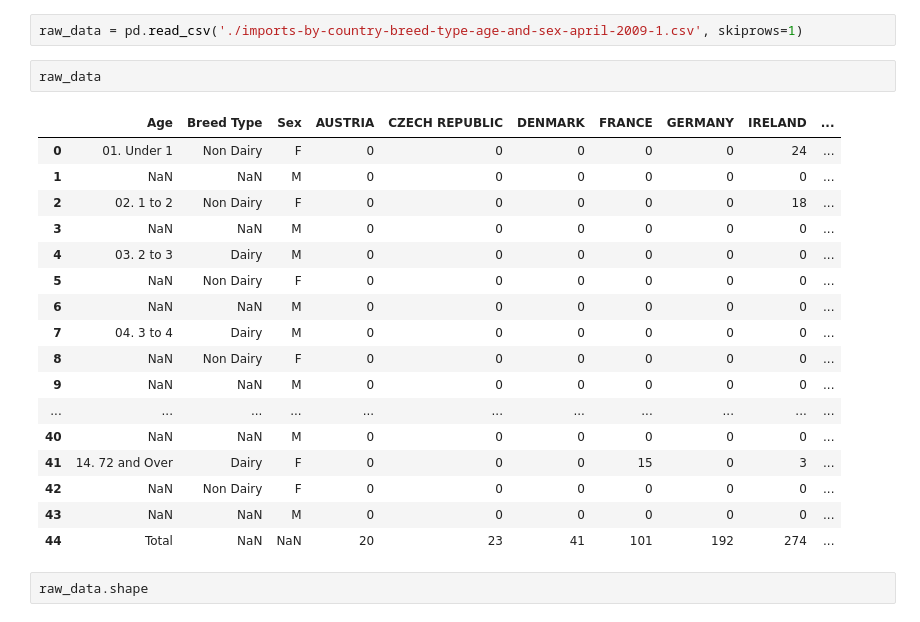
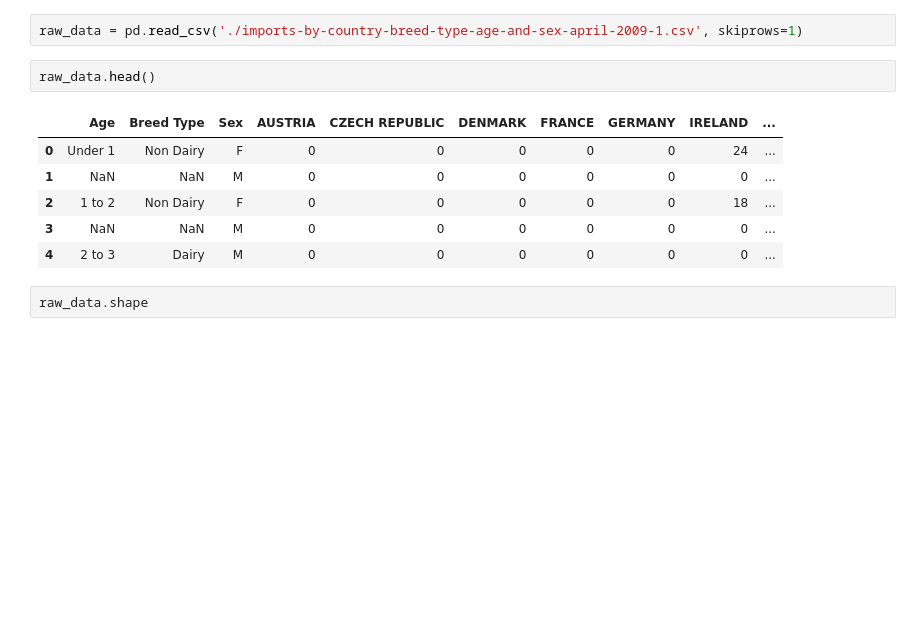
Before and after one commit to SwagAbyss/SwagML, a Jupyter notebook: Projects/Animals/animals.ipynb, the cells around one changed output. Saved outputs shown, nothing was run; the diff lists cells and outputs as text; blank space fills up the shorter version.

```diff
--- a/Projects/Animals/animals.ipynb
+++ b/Projects/Animals/animals.ipynb
@@ -12,25 +12,14 @@ warnings.filterwarnings('ignore')
 # %%
 raw_data = pd.read_csv('./imports-by-country-breed-type-age-and-sex-april-2009-1.csv', skiprows=1)
 # %%
-raw_data
+raw_data.head()
 # %% [output]
 |  | Age | Breed Type | Sex | AUSTRIA | CZECH REPUBLIC | DENMARK | FRANCE | GERMANY | IRELAND | ... |
-| 0 | 01. Under 1 | Non Dairy | F | 0 | 0 | 0 | 0 | 0 | 24 | ... |
+| 0 | Under 1 | Non Dairy | F | 0 | 0 | 0 | 0 | 0 | 24 | ... |
 | 1 | NaN | NaN | M | 0 | 0 | 0 | 0 | 0 | 0 | ... |
-| 2 | 02. 1 to 2 | Non Dairy | F | 0 | 0 | 0 | 0 | 0 | 18 | ... |
+| 2 | 1 to 2 | Non Dairy | F | 0 | 0 | 0 | 0 | 0 | 18 | ... |
 | 3 | NaN | NaN | M | 0 | 0 | 0 | 0 | 0 | 0 | ... |
-| 4 | 03. 2 to 3 | Dairy | M | 0 | 0 | 0 | 0 | 0 | 0 | ... |
-| 5 | NaN | Non Dairy | F | 0 | 0 | 0 | 0 | 0 | 0 | ... |
-| 6 | NaN | NaN | M | 0 | 0 | 0 | 0 | 0 | 0 | ... |
-| 7 | 04. 3 to 4 | Dairy | M | 0 | 0 | 0 | 0 | 0 | 0 | ... |
-| 8 | NaN | Non Dairy | F | 0 | 0 | 0 | 0 | 0 | 0 | ... |
-| 9 | NaN | NaN | M | 0 | 0 | 0 | 0 | 0 | 0 | ... |
-| ... | ... | ... | ... | ... | ... | ... | ... | ... | ... | ... |
-| 40 | NaN | NaN | M | 0 | 0 | 0 | 0 | 0 | 0 | ... |
-| 41 | 14. 72 and Over | Dairy | F | 0 | 0 | 0 | 15 | 0 | 3 | ... |
-| 42 | NaN | Non Dairy | F | 0 | 0 | 0 | 0 | 0 | 0 | ... |
-| 43 | NaN | NaN | M | 0 | 0 | 0 | 0 | 0 | 0 | ... |
-| 44 | Total | NaN | NaN | 20 | 23 | 41 | 101 | 192 | 274 | ... |
+| 4 | 2 to 3 | Dairy | M | 0 | 0 | 0 | 0 | 0 | 0 | ... |
 # %%
 raw_data.shape
 # %% [output]
```
Also changed, not shown: parts of 19 cells of this notebook.
